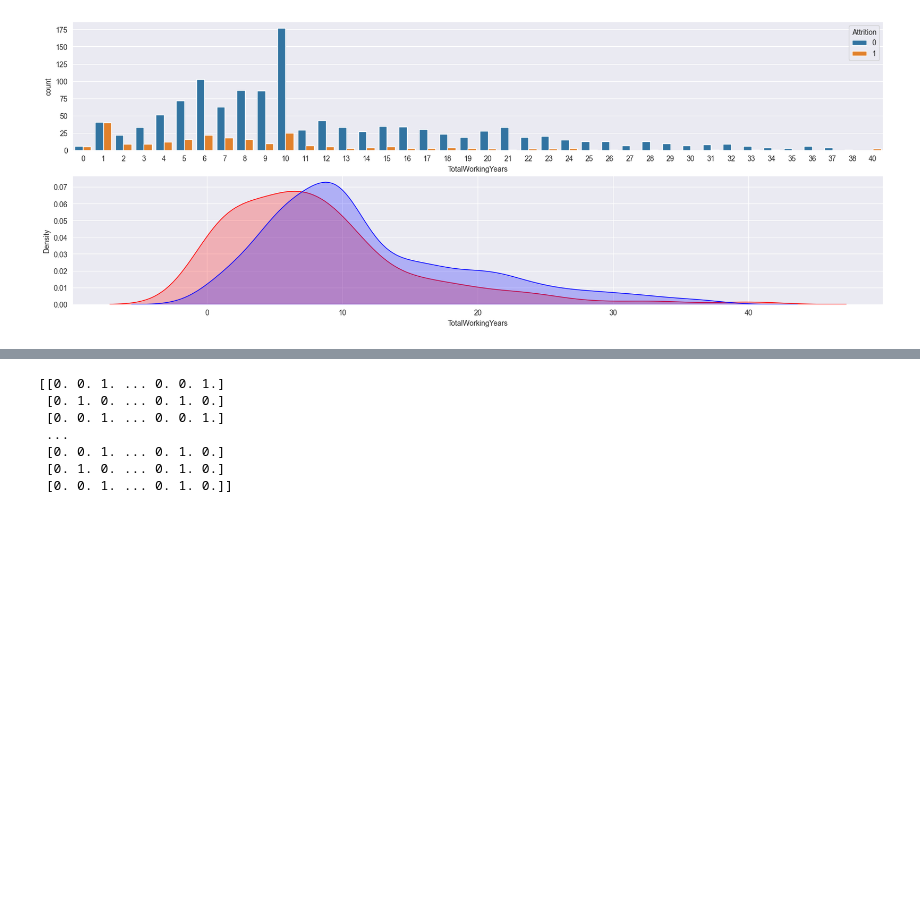
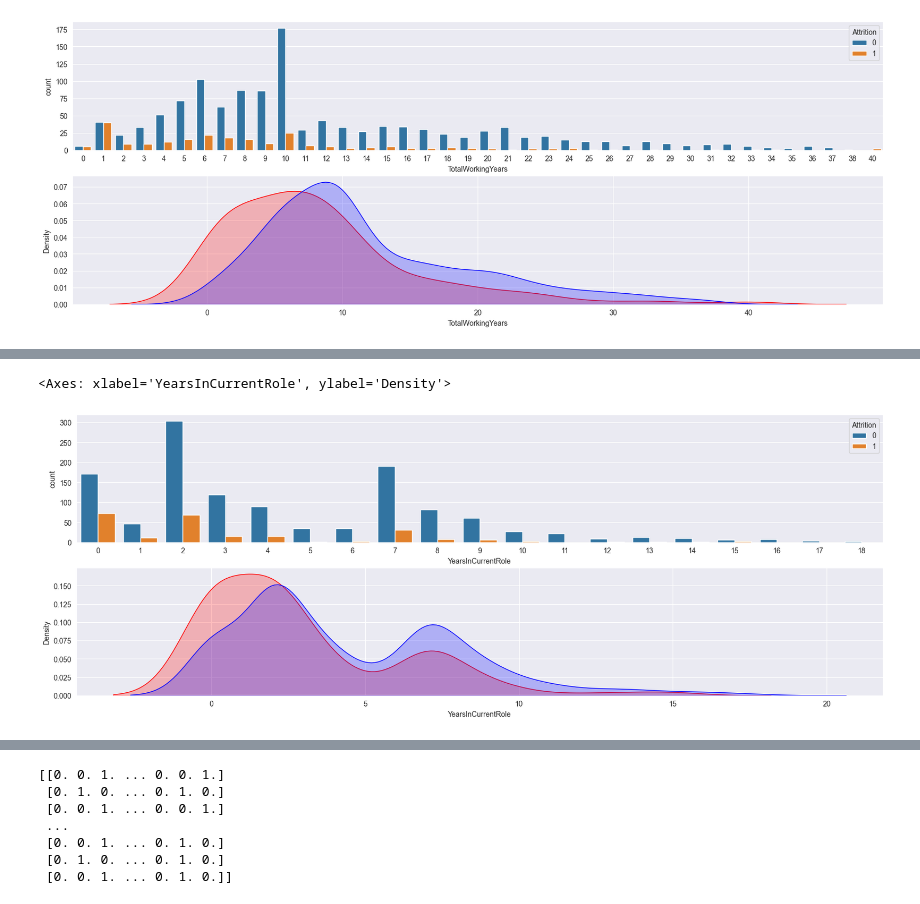
Before and after one commit to Haell39/HR-Analytics, a Jupyter notebook: notebooks/EDA_HR.ipynb, the cells around one changed output, grey strips where cells are left out. Cells and saved outputs as stored; diff of their text form; code cells hidden in the pictures; blank space fills up the shorter version.

```diff
--- a/notebooks/EDA_HR.ipynb
+++ b/notebooks/EDA_HR.ipynb
@@ -542,13 +556,14 @@ sns.kdeplot(stayed_df['JobLevel'], label = 'Funcionários que ficaram', fill=Tru
 # %%
-""" YearsInCurrentRole
-`['OverTime', 'MaritalStatus_Single', 'TotalWorkingYears', 'JobLevel', 'YearsInCurrentRole', 'MonthlyIncome', 'Age', 'JobRole_Sales Representative', 'YearsWithCurrManager', 'StockOptionLevel', 'YearsAtCompany', 'JobInvolvement', 'BusinessTravel_Travel_Frequently', 'JobSatisfaction', 'EnvironmentSatisfaction']`
-"""
+
 
 plt.figure(figsize=(20, 30))
 
 plt.subplot(811)
 sns.countplot(x = 'YearsInCurrentRole', hue='Attrition', data=employee_df)
 
 plt.subplot(812)
 sns.kdeplot(left_df['YearsInCurrentRole'], label = 'Funcionários que saíram', fill=True, color='r')
 sns.kdeplot(stayed_df['YearsInCurrentRole'], label = 'Funcionários que ficaram', fill=True, color='b')
+# %% [output]
+<Axes: xlabel='YearsInCurrentRole', ylabel='Density'>
+[figure, added]
```
Also changed, not shown: parts of 37 cells of this notebook.
